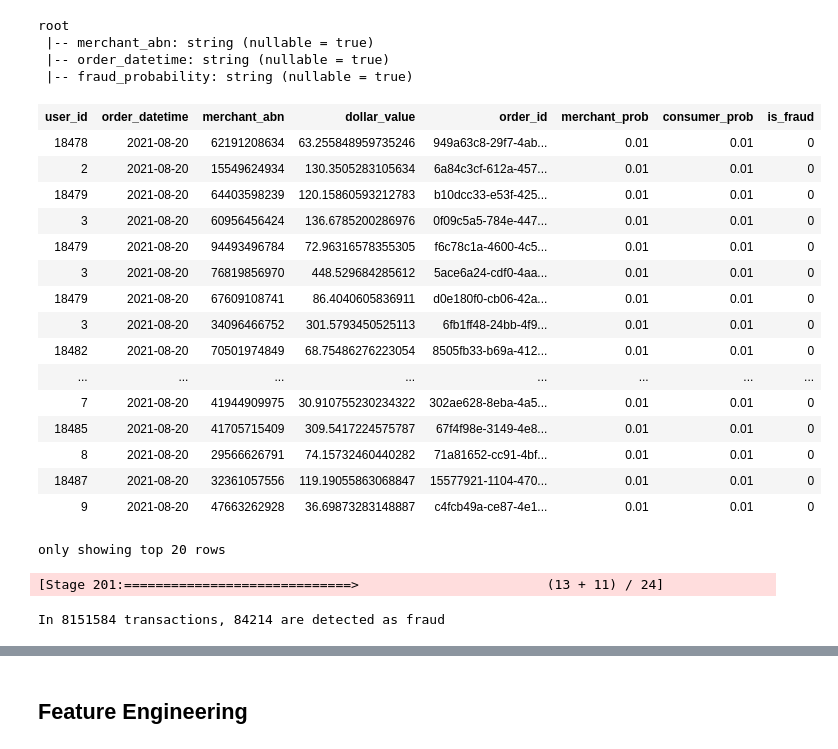
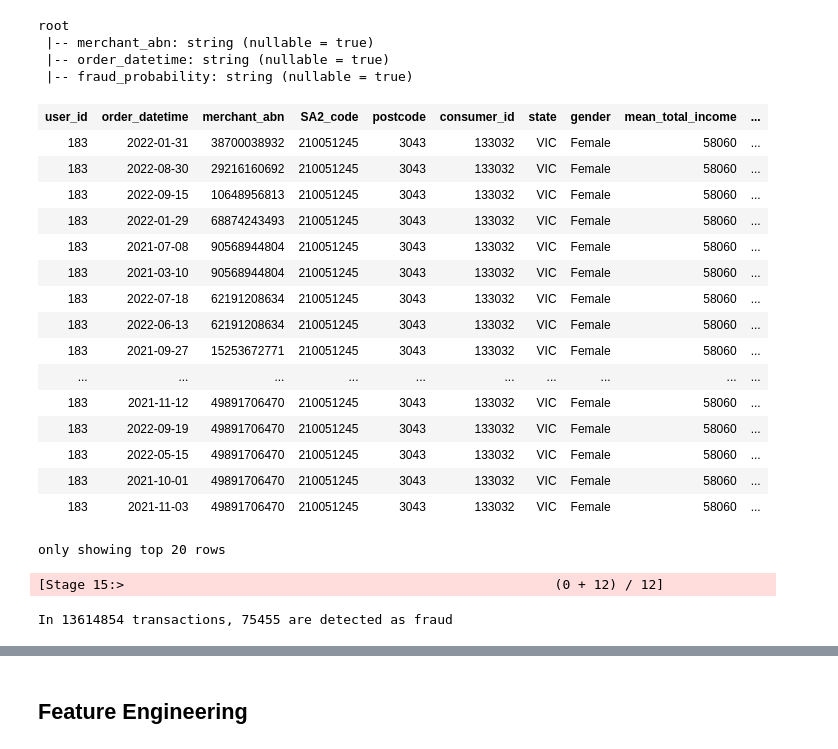
Before and after one commit to MAST30034-Applied-Data-Science/generic-buy-now-pay-later-project-group-14, a Jupyter notebook: notebooks/fraud/fraud_model.ipynb, the cells around one changed output, grey strips where cells are left out. Saved outputs shown, nothing was run; the diff lists cells and outputs as text; code cells hidden in the pictures.

Commit message:
predict whether a transaction is fraud and update full_data

```diff
--- a/notebooks/fraud/fraud_model.ipynb
+++ b/notebooks/fraud/fraud_model.ipynb
@@ -80,48 +70,40 @@ root
  |-- merchant_abn: string (nullable = true)
  |-- order_datetime: string (nullable = true)
  |-- fraud_probability: string (nullable = true)
-# %%
-# match the data types from transaction file for merging preparation
-transactions = transactions.withColumn('user_id', F.col('user_id').cast('string'))\
-                .withColumn('order_datetime', F.col('order_datetime').cast('string'))\
-                .withColumn('merchant_abn', F.col('merchant_abn').cast('string'))
-probs_consumer =  probs_consumer.withColumn('fraud_probability', F.col('fraud_probability').cast('float'))
 # %%
-# match the data types from transaction file for merging preparation
-probs_merchant = probs_merchant.withColumn('merchant_abn', F.col('merchant_abn').cast('long'))\
-        .withColumn('order_datetime', F.col('order_datetime').cast('date'))\
-        .withColumn('fraud_probability', F.col('fraud_probability').cast('float'))
+probs_merchant =  probs_merchant.withColumn('merchant_abn', F.col('merchant_abn').cast('long'))\
+                                .withColumn('fraud_probability', F.col('fraud_probability').cast('float'))
 # %%
 # merge transaction file with merchants'/consumers' fraud probability based on merchant abn or user id respectively by left join
-result = transactions.join(probs_merchant, on = ['merchant_abn', 'order_datetime'], how = 'left').withColumnRenamed('fraud_probability', 'merchant_prob')
-result = result.join(probs_consumer, on = ['user_id', 'order_datetime'], how = 'left').withColumnRenamed('fraud_probability', 'consumer_prob')
+full = full.join(probs_merchant, on = ['merchant_abn', 'order_datetime'], how = 'left').withColumnRenamed('fraud_probability', 'merchant_prob')
+full = full.join(probs_consumer, on = ['user_id', 'order_datetime'], how = 'left').withColumnRenamed('fraud_probability', 'consumer_prob')
 # %%
 # replace all the missing value with 0.01 as default fraud prob
-result = result.na.fill(value=0.01, subset=['merchant_prob', 'consumer_prob'])
+full = full.na.fill(value=0.01, subset=['merchant_prob', 'consumer_prob'])
 # %%
 # We set benchmark as 5%, because we focus on False Positive instead of False Negative
-result = result.withColumn('is_fraud', F.when((F.col('merchant_prob') > 5) | (F.col('consumer_prob') > 5), 1).otherwise(0))
-result
+full = full.withColumn('is_fraud', F.when((F.col('merchant_prob') > 5) | (F.col('consumer_prob') > 5), 1).otherwise(0))
+full
 # %% [output]
-| user_id | order_datetime | merchant_abn | dollar_value | order_id | merchant_prob | consumer_prob | is_fraud |
-| 18478 | 2021-08-20 | 62191208634 | 63.255848959735246 | 949a63c8-29f7-4ab... | 0.01 | 0.01 | 0 |
-| 2 | 2021-08-20 | 15549624934 | 130.3505283105634 | 6a84c3cf-612a-457... | 0.01 | 0.01 | 0 |
-| 18479 | 2021-08-20 | 64403598239 | 120.15860593212783 | b10dcc33-e53f-425... | 0.01 | 0.01 | 0 |
-| 3 | 2021-08-20 | 60956456424 | 136.6785200286976 | 0f09c5a5-784e-447... | 0.01 | 0.01 | 0 |
-| 18479 | 2021-08-20 | 94493496784 | 72.96316578355305 | f6c78c1a-4600-4c5... | 0.01 | 0.01 | 0 |
-| 3 | 2021-08-20 | 76819856970 | 448.529684285612 | 5ace6a24-cdf0-4aa... | 0.01 | 0.01 | 0 |
-| 18479 | 2021-08-20 | 67609108741 | 86.4040605836911 | d0e180f0-cb06-42a... | 0.01 | 0.01 | 0 |
-| 3 | 2021-08-20 | 34096466752 | 301.5793450525113 | 6fb1ff48-24bb-4f9... | 0.01 | 0.01 | 0 |
-| 18482 | 2021-08-20 | 70501974849 | 68.75486276223054 | 8505fb33-b69a-412... | 0.01 | 0.01 | 0 |
-| ... | ... | ... | ... | ... | ... | ... | ... |
-| 7 | 2021-08-20 | 41944909975 | 30.910755230234322 | 302ae628-8eba-4a5... | 0.01 | 0.01 | 0 |
-| 18485 | 2021-08-20 | 41705715409 | 309.5417224575787 | 67f4f98e-3149-4e8... | 0.01 | 0.01 | 0 |
-| 8 | 2021-08-20 | 29566626791 | 74.15732460440282 | 71a81652-cc91-4bf... | 0.01 | 0.01 | 0 |
-| 18487 | 2021-08-20 | 32361057556 | 119.19055863068847 | 15577921-1104-470... | 0.01 | 0.01 | 0 |
-| 9 | 2021-08-20 | 47663262928 | 36.69873283148887 | c4fcb49a-ce87-4e1... | 0.01 | 0.01 | 0 |
+| user_id | order_datetime | merchant_abn | SA2_code | postcode | consumer_id | state | gender | mean_total_income | ... |
+| 183 | 2022-01-31 | 38700038932 | 210051245 | 3043 | 133032 | VIC | Female | 58060 | ... |
+| 183 | 2022-08-30 | 29216160692 | 210051245 | 3043 | 133032 | VIC | Female | 58060 | ... |
+| 183 | 2022-09-15 | 10648956813 | 210051245 | 3043 | 133032 | VIC | Female | 58060 | ... |
+| 183 | 2022-01-29 | 68874243493 | 210051245 | 3043 | 133032 | VIC | Female | 58060 | ... |
+| 183 | 2021-07-08 | 90568944804 | 210051245 | 3043 | 133032 | VIC | Female | 58060 | ... |
+| 183 | 2021-03-10 | 90568944804 | 210051245 | 3043 | 133032 | VIC | Female | 58060 | ... |
+| 183 | 2022-07-18 | 62191208634 | 210051245 | 3043 | 133032 | VIC | Female | 58060 | ... |
+| 183 | 2022-06-13 | 62191208634 | 210051245 | 3043 | 133032 | VIC | Female | 58060 | ... |
+| 183 | 2021-09-27 | 15253672771 | 210051245 | 3043 | 133032 | VIC | Female | 58060 | ... |
+| ... | ... | ... | ... | ... | ... | ... | ... | ... | ... |
+| 183 | 2021-11-12 | 49891706470 | 210051245 | 3043 | 133032 | VIC | Female | 58060 | ... |
+| 183 | 2022-09-19 | 49891706470 | 210051245 | 3043 | 133032 | VIC | Female | 58060 | ... |
+| 183 | 2022-05-15 | 49891706470 | 210051245 | 3043 | 133032 | VIC | Female | 58060 | ... |
+| 183 | 2021-10-01 | 49891706470 | 210051245 | 3043 | 133032 | VIC | Female | 58060 | ... |
+| 183 | 2021-11-03 | 49891706470 | 210051245 | 3043 | 133032 | VIC | Female | 58060 | ... |
 only showing top 20 rows
 # %%
-print('In {} transactions, {} are detected as fraud'.format(result.count(), result.filter(F.col('is_fraud') == 1).count()))
+print('In {} transactions, {} are detected as fraud'.format(full.count(), full.filter(F.col('is_fraud') == 1).count()))
 # %% [output]
-[Stage 201:=============================>                        (13 + 11) / 24]
+[Stage 15:>                                                       (0 + 12) / 12]
-In 8151584 transactions, 84214 are detected as fraud
+In 13614854 transactions, 75455 are detected as fraud
```
Also changed, not shown: parts of 63 cells of this notebook, 1 other file.
